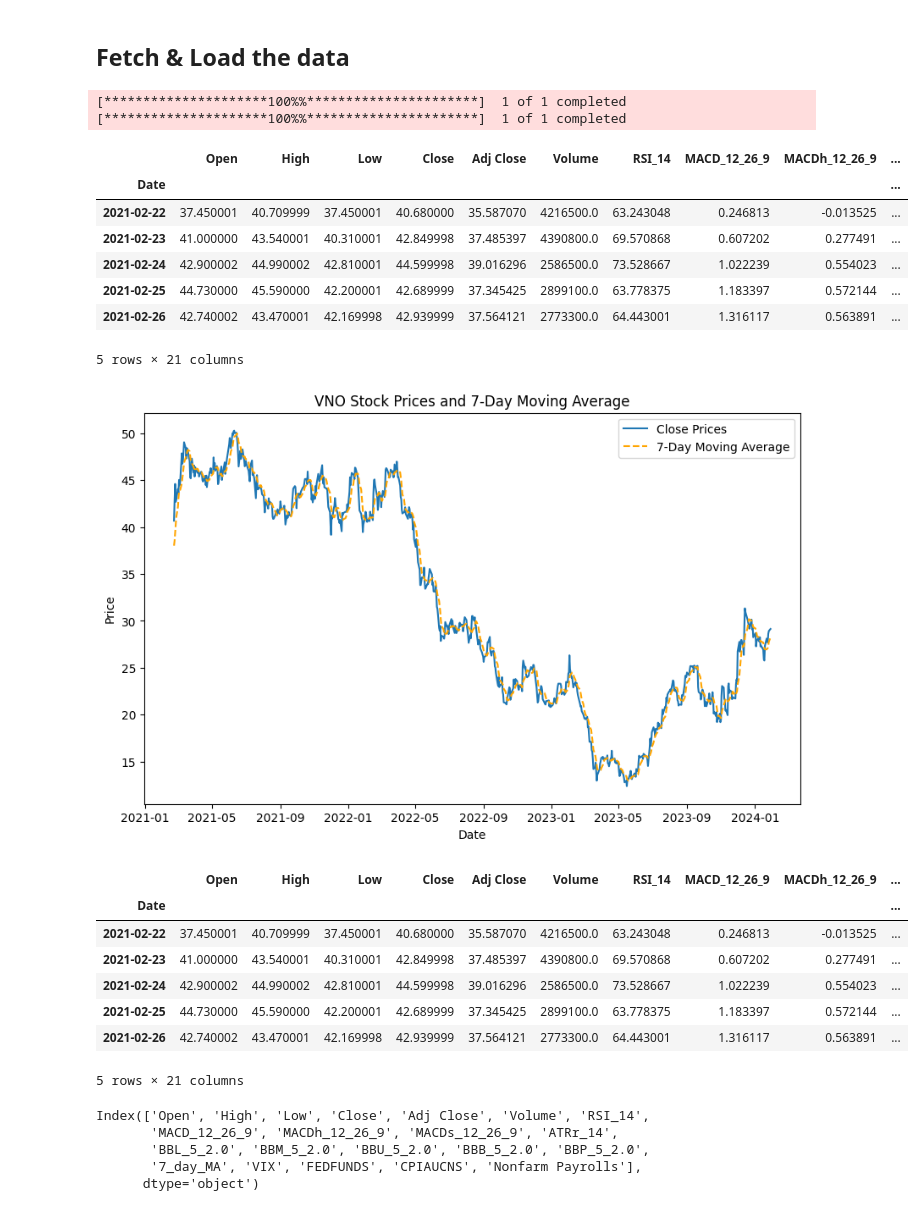
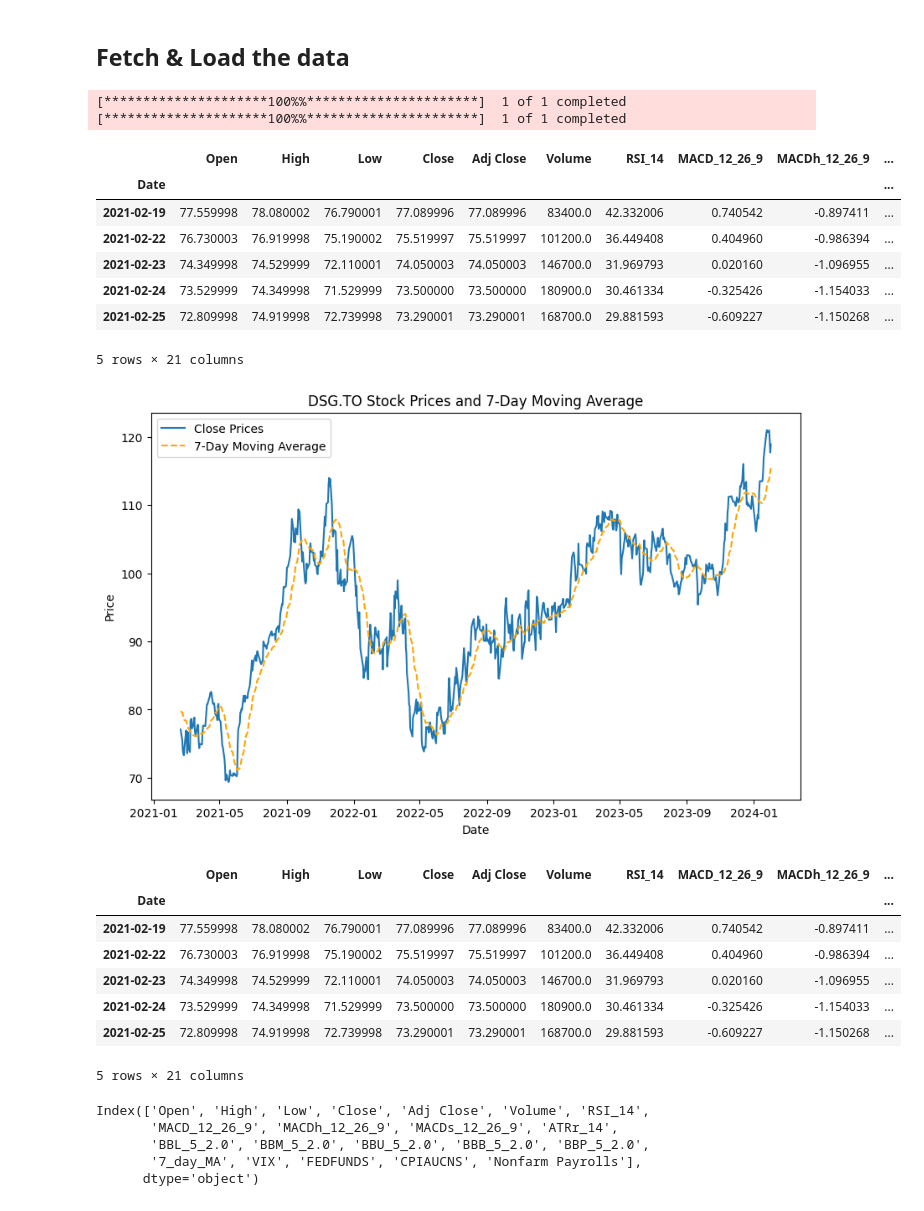
Before and after one commit to obeabi/Stocks_TSA, a Jupyter notebook: StockPrediction.ipynb, the cells around one changed output. Cells and saved outputs as stored; diff of their text form; code cells hidden in the pictures.

```diff
--- a/StockPrediction.ipynb
+++ b/StockPrediction.ipynb
@@ -34,8 +34,8 @@ from keras.layers import Dropout
 ## Fetch & Load the data
 # %%
 # Fetch historical stock data using yfinance
-ticker = 'VNO'
-start_date , end_date = '2021-01-01' , '2024-01-30'
+ticker = 'DSG.TO'
+start_date , end_date = '2021-01-01' , '2024-02-02'
 
 df = yf.download(ticker, start=start_date, end= end_date)
 
@@ -45,7 +45,7 @@ df.ta.macd(close="Close", append=True)
 df.ta.atr(length=14, append=True)
 df.ta.bbands(append=True)
 # Calculate the 7-day moving average
-df['7_day_MA'] = df['Close'].rolling(window=7).mean()
+df['7_day_MA'] = df['Close'].rolling(window=20).mean()
 
 # Fetch Federal Funds Rate data from FRED
 fed_funds_rate = web.DataReader("FEDFUNDS", "fred", start_date, end_date)
@@ -77,38 +77,38 @@ fed_funds_rate = fed_funds_rate.resample('M').last()
 df = pd.merge(df, vix_data['VIX'], how='left', left_index=True, right_index=True)
 
 
 # Merge the stock_data DataFrame with the Federal Funds Rate data
 df = pd.merge(df, fed_funds_rate, how='left', left_index=True, right_index=True)
 
 # Forward fill the FEDFUNDS column to fill missing daily values
 df['FEDFUNDS'] = df['FEDFUNDS'].ffill()
 
 # Merge the stock_data DataFrame with the CPI data
 df = pd.merge(df, cpi_data, how='left', left_index=True, right_index=True)
 
 # Forward fill the CPIAUCNS column to fill missing daily values
 df['CPIAUCNS'] = df['CPIAUCNS'].ffill()
 
 # Merge the stock_data DataFrame with the Nonfarm Payrolls data
 df = pd.merge(df, nfp_data, how='left', left_index=True, right_index=True)
 
 # Forward fill the Nonfarm Payrolls column to fill missing daily values
 df['Nonfarm Payrolls'] = df['Nonfarm Payrolls'].ffill()
 
 # Drop rows with missing values in the index
 df = df.dropna(subset=None)
 
 df.head()
 # %% [output]
 [*********************100%%**********************]  1 of 1 completed
 [*********************100%%**********************]  1 of 1 completed
 |  | Open | High | Low | Close | Adj Close | Volume | RSI_14 | MACD_12_26_9 | MACDh_12_26_9 | ... |
 | Date |  |  |  |  |  |  |  |  |  | ... |
-| 2021-02-22 | 37.450001 | 40.709999 | 37.450001 | 40.680000 | 35.587070 | 4216500.0 | 63.243048 | 0.246813 | -0.013525 | ... |
-| 2021-02-23 | 41.000000 | 43.540001 | 40.310001 | 42.849998 | 37.485397 | 4390800.0 | 69.570868 | 0.607202 | 0.277491 | ... |
-| 2021-02-24 | 42.900002 | 44.990002 | 42.810001 | 44.599998 | 39.016296 | 2586500.0 | 73.528667 | 1.022239 | 0.554023 | ... |
-| 2021-02-25 | 44.730000 | 45.590000 | 42.200001 | 42.689999 | 37.345425 | 2899100.0 | 63.778375 | 1.183397 | 0.572144 | ... |
-| 2021-02-26 | 42.740002 | 43.470001 | 42.169998 | 42.939999 | 37.564121 | 2773300.0 | 64.443001 | 1.316117 | 0.563891 | ... |
+| 2021-02-19 | 77.559998 | 78.080002 | 76.790001 | 77.089996 | 77.089996 | 83400.0 | 42.332006 | 0.740542 | -0.897411 | ... |
+| 2021-02-22 | 76.730003 | 76.919998 | 75.190002 | 75.519997 | 75.519997 | 101200.0 | 36.449408 | 0.404960 | -0.986394 | ... |
+| 2021-02-23 | 74.349998 | 74.529999 | 72.110001 | 74.050003 | 74.050003 | 146700.0 | 31.969793 | 0.020160 | -1.096955 | ... |
+| 2021-02-24 | 73.529999 | 74.349998 | 71.529999 | 73.500000 | 73.500000 | 180900.0 | 30.461334 | -0.325426 | -1.154033 | ... |
+| 2021-02-25 | 72.809998 | 74.919998 | 72.739998 | 73.290001 | 73.290001 | 168700.0 | 29.881593 | -0.609227 | -1.150268 | ... |
 5 rows × 21 columns
 # %%
 # Plot the closing prices and 7-day moving average
@@ -121,7 +121,7 @@ plt.ylabel('Price')
 plt.legend()
 plt.show()
 # %% [output]
-[figure, old version]
+[figure, new version]
 # %%
 # Assuming df is your DataFrame with a 'Date' column
 
@@ -137,11 +137,11 @@ dataset_train.head()
 # %% [output]
 |  | Open | High | Low | Close | Adj Close | Volume | RSI_14 | MACD_12_26_9 | MACDh_12_26_9 | ... |
 | Date |  |  |  |  |  |  |  |  |  | ... |
-| 2021-02-22 | 37.450001 | 40.709999 | 37.450001 | 40.680000 | 35.587070 | 4216500.0 | 63.243048 | 0.246813 | -0.013525 | ... |
-| 2021-02-23 | 41.000000 | 43.540001 | 40.310001 | 42.849998 | 37.485397 | 4390800.0 | 69.570868 | 0.607202 | 0.277491 | ... |
-| 2021-02-24 | 42.900002 | 44.990002 | 42.810001 | 44.599998 | 39.016296 | 2586500.0 | 73.528667 | 1.022239 | 0.554023 | ... |
-| 2021-02-25 | 44.730000 | 45.590000 | 42.200001 | 42.689999 | 37.345425 | 2899100.0 | 63.778375 | 1.183397 | 0.572144 | ... |
-| 2021-02-26 | 42.740002 | 43.470001 | 42.169998 | 42.939999 | 37.564121 | 2773300.0 | 64.443001 | 1.316117 | 0.563891 | ... |
+| 2021-02-19 | 77.559998 | 78.080002 | 76.790001 | 77.089996 | 77.089996 | 83400.0 | 42.332006 | 0.740542 | -0.897411 | ... |
+| 2021-02-22 | 76.730003 | 76.919998 | 75.190002 | 75.519997 | 75.519997 | 101200.0 | 36.449408 | 0.404960 | -0.986394 | ... |
+| 2021-02-23 | 74.349998 | 74.529999 | 72.110001 | 74.050003 | 74.050003 | 146700.0 | 31.969793 | 0.020160 | -1.096955 | ... |
+| 2021-02-24 | 73.529999 | 74.349998 | 71.529999 | 73.500000 | 73.500000 | 180900.0 | 30.461334 | -0.325426 | -1.154033 | ... |
+| 2021-02-25 | 72.809998 | 74.919998 | 72.739998 | 73.290001 | 73.290001 | 168700.0 | 29.881593 | -0.609227 | -1.150268 | ... |
 5 rows × 21 columns
 # %%
 # Columns on the dataframe
```
Also changed, not shown: parts of 11 cells of this notebook.
